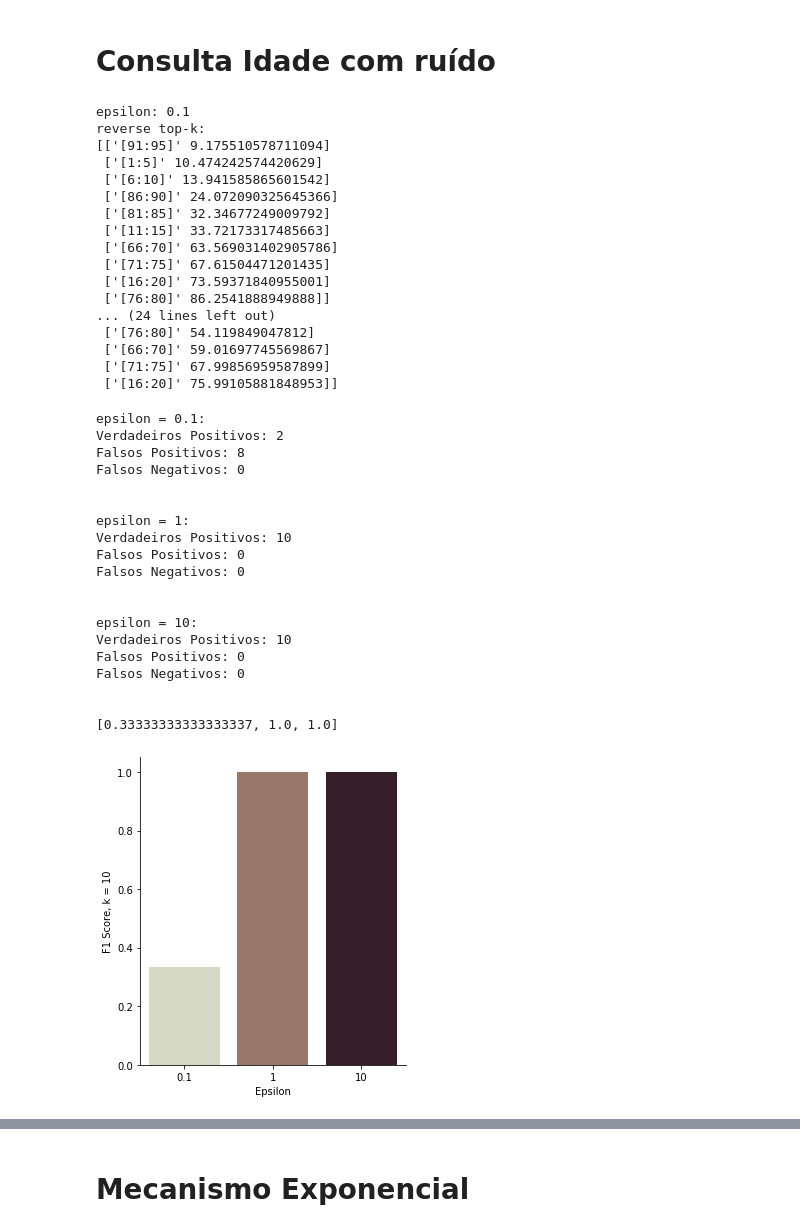
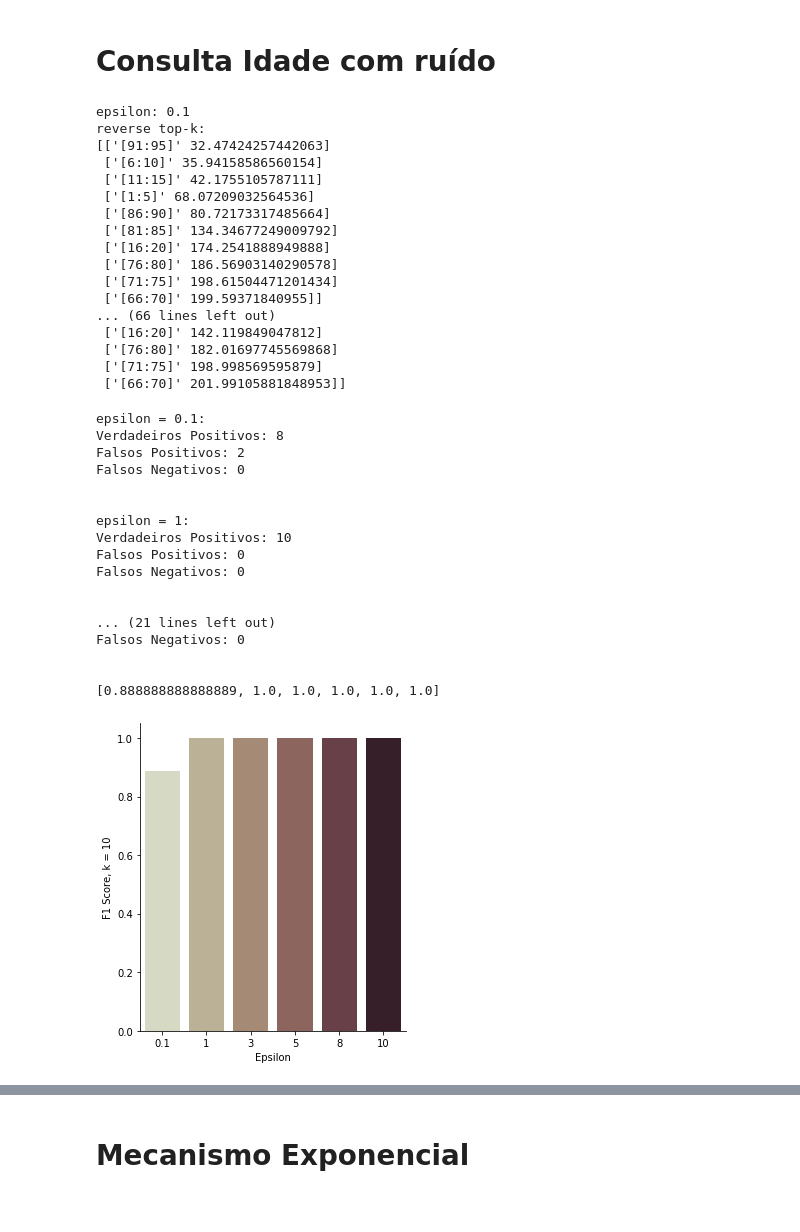
Before and after one commit to Brabissima/dp_top-k, a Jupyter notebook: Reverse top-k.ipynb, the cells around one changed output, grey strips where cells are left out. Cells and saved outputs as stored; diff of their text form; code cells hidden in the pictures.

```diff
--- a/Reverse top-k.ipynb
+++ b/Reverse top-k.ipynb
@@ -12,7 +12,7 @@ from collections import Counter
 def pre_processamento():
     xlsx = pd.ExcelFile('casos_corona.xlsx')
     df = pd.read_excel(xlsx, 'casos_corona')
-    df = df[:2000] ################################limitando o dataset
+    df = df[:5000] ################################limitando o dataset
     df = df[['bairroPaciente','municipioPaciente','resultadoFinalExame','sexoPaciente', 'idadePaciente']]
 
     novo_df = []
@@ -190,20 +127,20 @@ def erros_lap(query, argumento_consulta, k):
 # %%
 def plot_erros(erros_argumento, k):
     df = pd.DataFrame({
-        'epsilon': ['0.1', '1', '10'],
+        'epsilon': ['0.1', '1', '3', '5', '8', '10'],
         'F1 Score': erros_argumento })
     sns.catplot(x="epsilon", y="F1 Score", palette="ch:.5",
                 data=df, saturation=.7,
-                kind="bar", ci=None, aspect=.9)
+                kind="bar", ci=None, aspect=.9, order=['0.1', '1', '3', '5', '8', '10'])
 
     plt.xlabel("Epsilon")
     plt.ylabel("F1 Score, k = {}".format(k))
     return plt.show()
 # %%
-def f1_score(query, argumento_consulta):
+def f1_score(query, argumento_consulta, budgets):
     top = list(query)
     metrica_exponencial = []
-    for argumento, budget in zip(argumento_consulta, [0.1, 1, 10]):
+    for argumento, budget in zip(argumento_consulta, budgets):
         falsos_positivos, falsos_negativos, verdadeiros_positivos = 0, 0, 0
         for i in range(len(argumento)):
             if(argumento[i] in top):
@@ -246,7 +183,7 @@ def laplace_idade(budget, sensibilidade, query, dataset, k):
     df = pd.DataFrame(output, columns = ['idade', 'count'])
     return df.sort_values(by=['count'],ascending=True)
 # %%
-budgets = [0.1, 1, 10]
+budgets = [0.1, 1, 3, 5, 8, 10]
 idades = []
 k = 10
 for budget in budgets:
@@ -257,18 +194,18 @@ for budget in budgets:
 # %% [output]
 epsilon: 0.1
 reverse top-k:
-[['[91:95]' 9.175510578711094]
- ['[1:5]' 10.474242574420629]
- ['[6:10]' 13.941585865601542]
- ['[86:90]' 24.072090325645366]
- ['[81:85]' 32.34677249009792]
- ['[11:15]' 33.72173317485663]
- ['[66:70]' 63.569031402905786]
- ['[71:75]' 67.61504471201435]
- ['[16:20]' 73.59371840955001]
- ['[76:80]' 86.2541888949888]]
-... (24 lines left out)
- ['[76:80]' 54.119849047812]
- ['[66:70]' 59.01697745569867]
- ['[71:75]' 67.99856959587899]
- ['[16:20]' 75.99105881848953]]
+[['[91:95]' 32.47424257442063]
+ ['[6:10]' 35.94158586560154]
+ ['[11:15]' 42.1755105787111]
+ ['[1:5]' 68.07209032564536]
+ ['[86:90]' 80.72173317485664]
+ ['[81:85]' 134.34677249009792]
+ ['[16:20]' 174.2541888949888]
+ ['[76:80]' 186.56903140290578]
+ ['[71:75]' 198.61504471201434]
+ ['[66:70]' 199.59371840955]]
+... (66 lines left out)
+ ['[16:20]' 142.119849047812]
+ ['[76:80]' 182.01697745569868]
+ ['[71:75]' 198.998569595879]
+ ['[66:70]' 201.99105881848953]]
@@ -285,25 +212,23 @@ for i in range(k):
 # %%
-#f1 score pra laplace
-f1_lap = f1_score(query_idades, idades)
+query_idades = top_k_reverse_idade(dataset_idade, 10)['idade']
+f1_lap = f1_score(query_idades, idades, budgets)
 plot_erros(f1_lap, 10)
 # %% [output]
 epsilon = 0.1:
-Verdadeiros Positivos: 2
-Falsos Positivos: 8
+Verdadeiros Positivos: 8
+Falsos Positivos: 2
 Falsos Negativos: 0
 
 
 epsilon = 1:
 Verdadeiros Positivos: 10
 Falsos Positivos: 0
 Falsos Negativos: 0
 
 
-epsilon = 10:
-Verdadeiros Positivos: 10
-Falsos Positivos: 0
+... (21 lines left out)
 Falsos Negativos: 0
 
 
-[0.33333333333333337, 1.0, 1.0]
+[0.888888888888889, 1.0, 1.0, 1.0, 1.0, 1.0]
-[figure, old version]
+[figure, new version]
```
Also changed, not shown: parts of 20 cells of this notebook.
